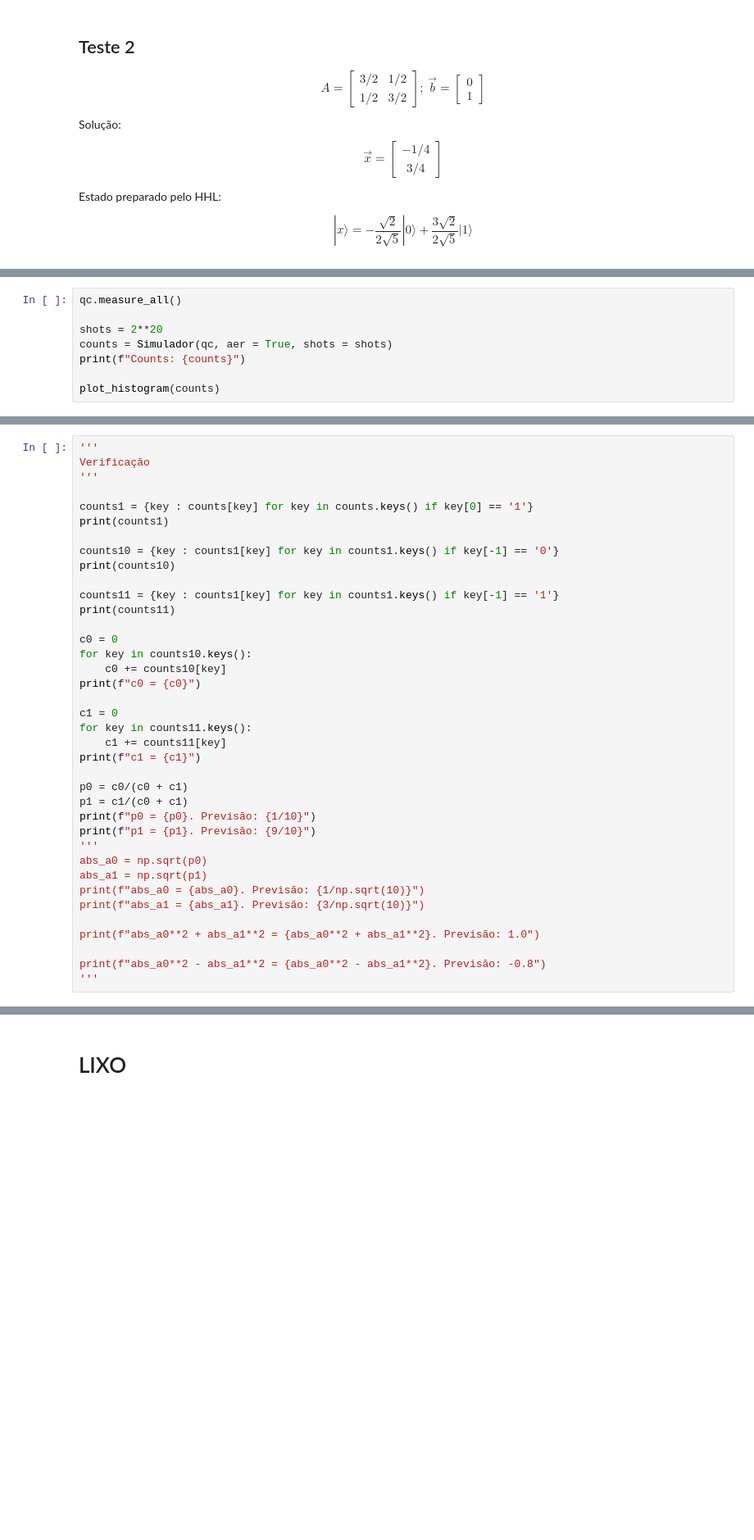
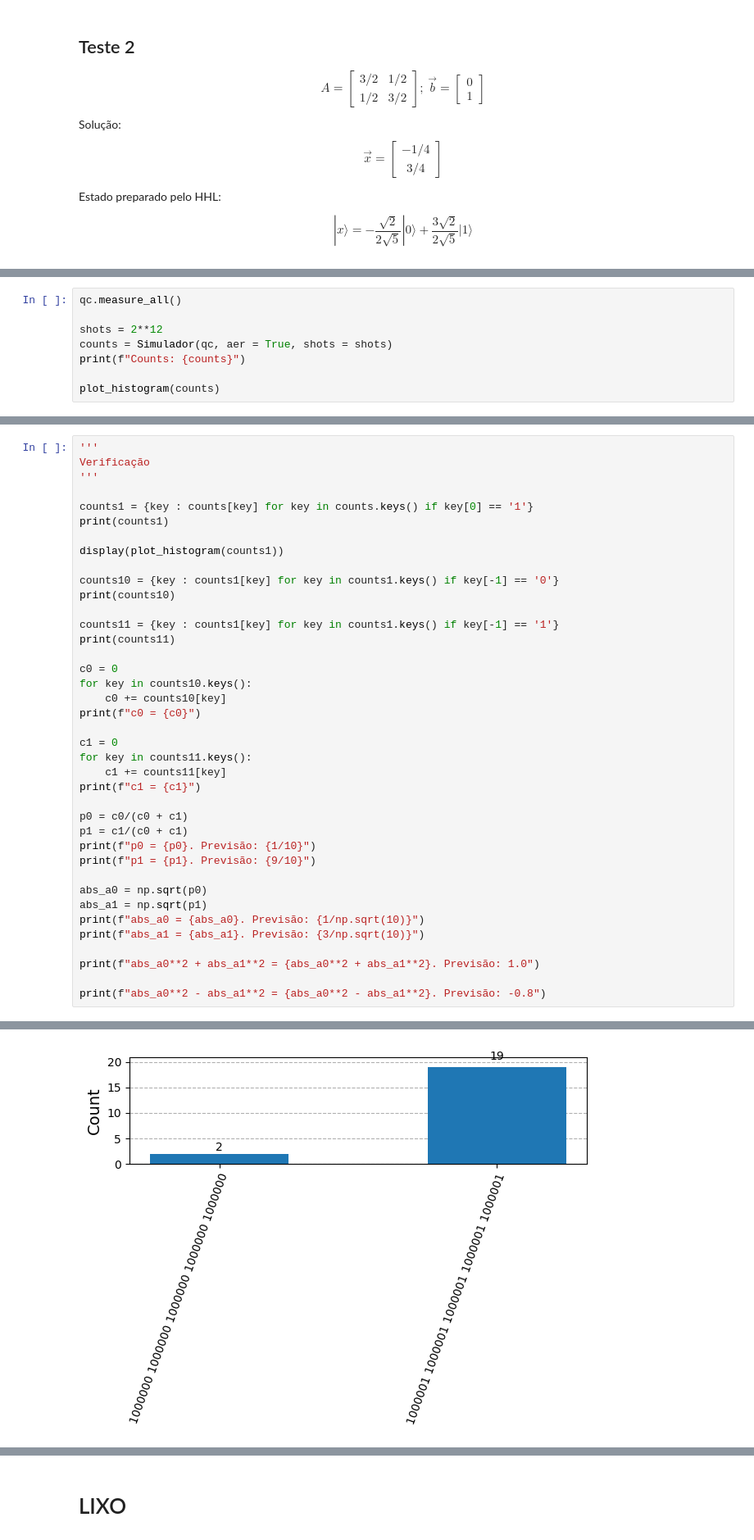
Before and after one commit to LucioFassarella/Qiskit, a Jupyter notebook: Qiskit_HHL.ipynb, the cells around one changed output, grey strips where cells are left out. Shown at 82% size. Drawn from its saved outputs; the diff is of its cells as text; blank space fills up the shorter version.

```diff
--- a/Qiskit_HHL.ipynb
+++ b/Qiskit_HHL.ipynb
@@ -1107,7 +1188,7 @@ qc.decompose().draw('mpl')
 # %%
 qc.measure_all()
 
-shots = 2**20
+shots = 2**12
 counts = Simulador(qc, aer = True, shots = shots)
 print(f"Counts: {counts}")
 
@@ -1122,6 +1203,8 @@ Verificação
 
 counts1 = {key : counts[key] for key in counts.keys() if key[0] == '1'}
 print(counts1)
+
+display(plot_histogram(counts1))
 
 counts10 = {key : counts1[key] for key in counts1.keys() if key[-1] == '0'}
 print(counts10)
@@ -1143,7 +1226,7 @@ p0 = c0/(c0 + c1)
 p1 = c1/(c0 + c1)
 print(f"p0 = {p0}. Previsão: {1/10}")
 print(f"p1 = {p1}. Previsão: {9/10}")
-'''
+
 abs_a0 = np.sqrt(p0)
 abs_a1 = np.sqrt(p1)
 print(f"abs_a0 = {abs_a0}. Previsão: {1/np.sqrt(10)}")
@@ -1152,5 +1235,4 @@ print(f"abs_a1 = {abs_a1}. Previsão: {3/np.sqrt(10)}")
 print(f"abs_a0**2 + abs_a1**2 = {abs_a0**2 + abs_a1**2}. Previsão: 1.0")
 
 print(f"abs_a0**2 - abs_a1**2 = {abs_a0**2 - abs_a1**2}. Previsão: -0.8")
-'''
 # %% [output]
@@ -1163,0 +1240 @@ p1 = 0.5978171701679923. Previsão: 0.9
+[figure, added]
```
Also changed, not shown: parts of 10 cells of this notebook.
